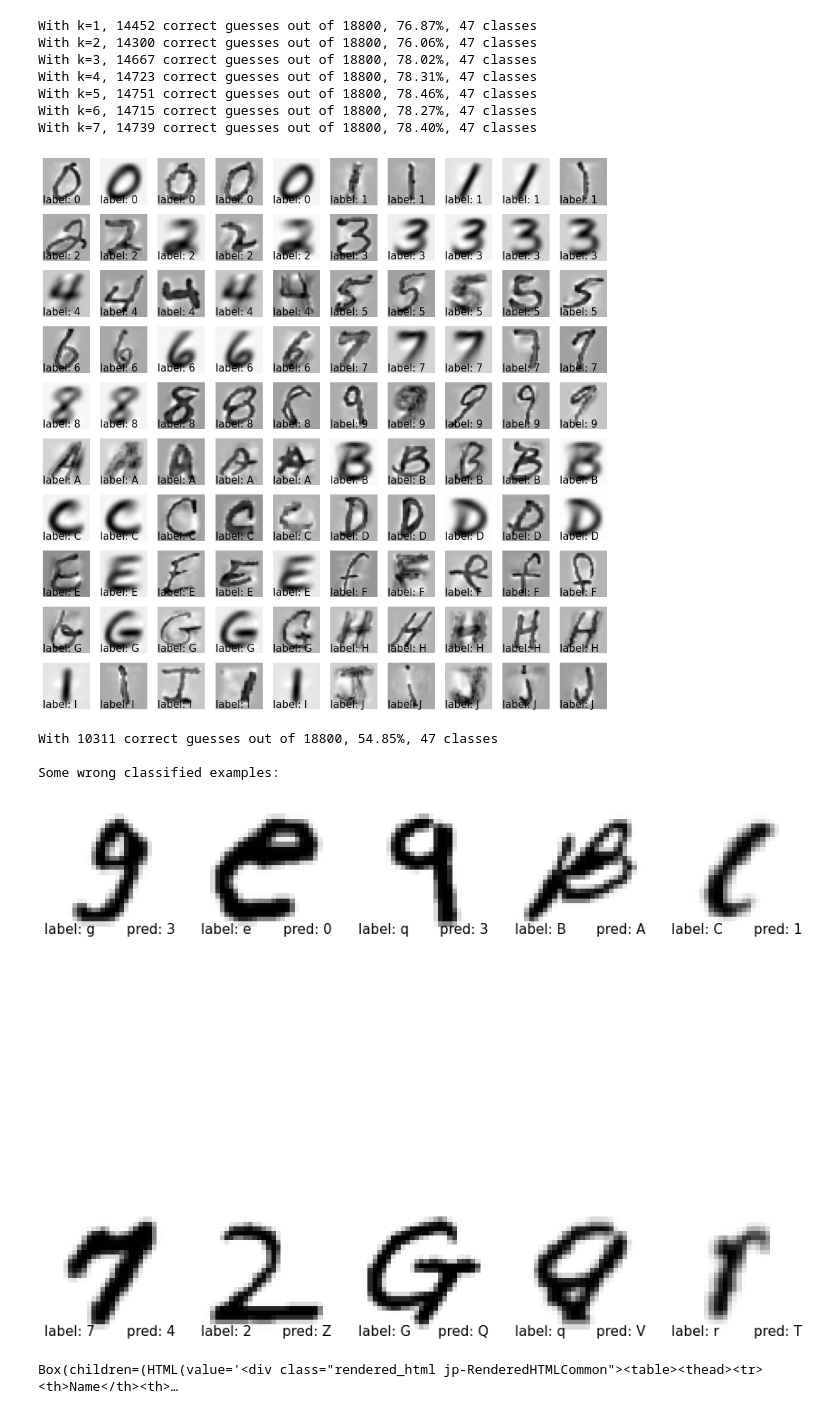
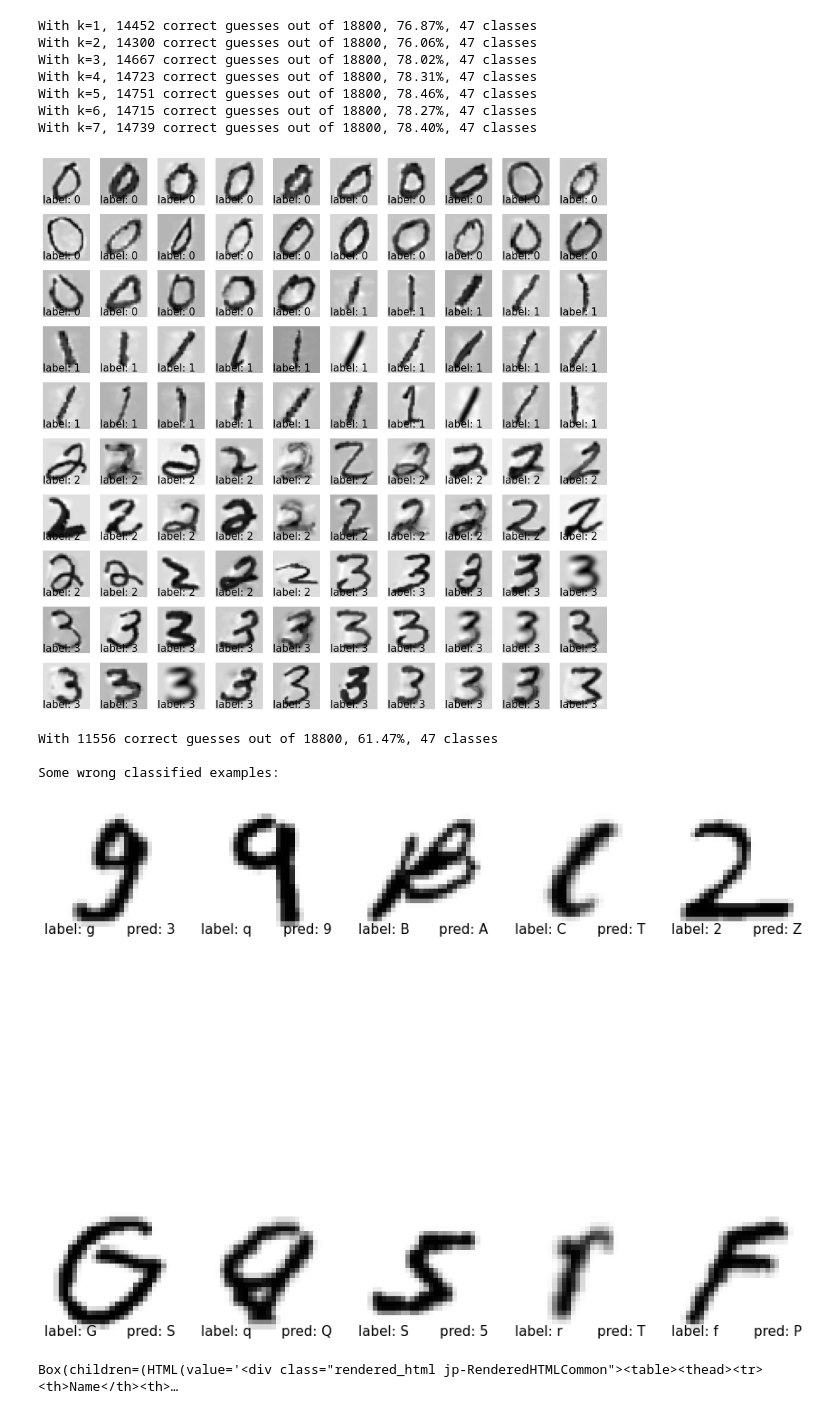
Before and after one commit to Fethbita/TalTech_ITI8730_Data_Mining_Final_Project, a Jupyter notebook: Final_Project_with_CUDA.ipynb, the cells around one changed output. Saved outputs shown, nothing was run; the diff lists cells and outputs as text; code cells hidden in the pictures.

```diff
--- a/Final_Project_with_CUDA.ipynb
+++ b/Final_Project_with_CUDA.ipynb
@@ -175,9 +175,9 @@ def LVQ3_train(dataset, labels, ppc, learning_rate, window, epsilon, epoch, lr_s
         learning_rate += lr_ss
     return X_codebook, Y_codebook
 
-X_codebook, Y_codebook = LVQ3_train(X_train, Y_train, 5, 0.01, 0.25, 0.3, 10, -0.001)
+X_codebook, Y_codebook = LVQ3_train(X_train, Y_train, 25, 0.01, 0.25, 0.3, 10, -0.001)
 # %%
-def LVQ3_Guess(X_codebook, Y_codebook, images, batch_size):
+def LVQ3_predict(X_codebook, Y_codebook, images, batch_size):
     # This is basically k-NN for codebooks but doesn't require k
     # Just gets the closest element (k=1)
     if images.dim() != 2:
@@ -195,25 +195,25 @@ def LVQ3_Guess(X_codebook, Y_codebook, images, batch_size):
 # %%
 plot_data(X_codebook, Y_codebook, 10, 10)
 # %% [output]
-[figure, old version]
+[figure, new version]
 # %%
 batch_size = 100000 #@param {type:"slider", min:0, max:100000, step:1}
-pred = LVQ3_Guess(X_codebook, Y_codebook, X_test, batch_size)
+pred = LVQ3_predict(X_codebook, Y_codebook, X_test, batch_size)
 number_of_correct = torch.sum(pred == Y_test)
 
 print("With {} correct guesses out of {}, {:.2f}%, {} classes".format(number_of_correct,
                                                                 len(Y_test),
                                                                 number_of_correct / len(Y_test) * 100,
                                                                 len(torch.unique(Y_test))))
 print("\nSome wrong classified examples:")
 plot_data(X_test[pred!=Y_test], Y_test[pred!=Y_test], 5, 2, pred[pred!=Y_test])
 del pred
 del number_of_correct
 # %% [output]
-With 10311 correct guesses out of 18800, 54.85%, 47 classes
+With 11556 correct guesses out of 18800, 61.47%, 47 classes
 
 Some wrong classified examples:
-[figure, old version]
+[figure, new version]
 # %%
 #@title # Variable Inspector Widget (for debugging)
 #@markdown Included for debugging
```
